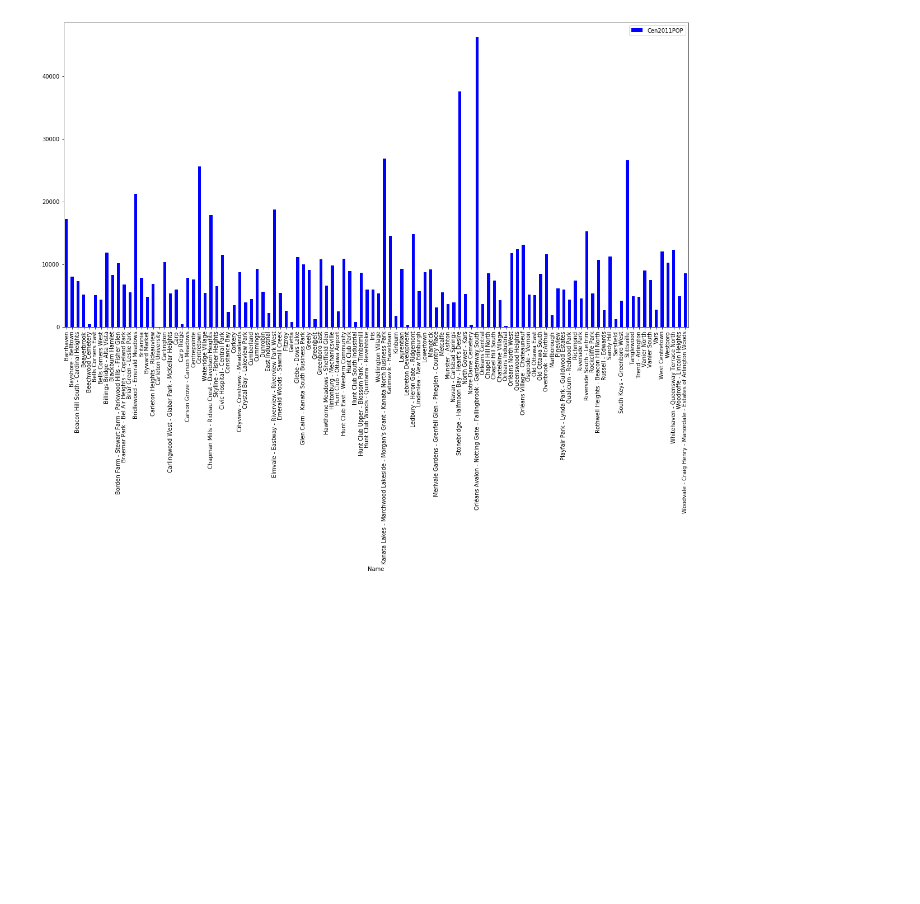
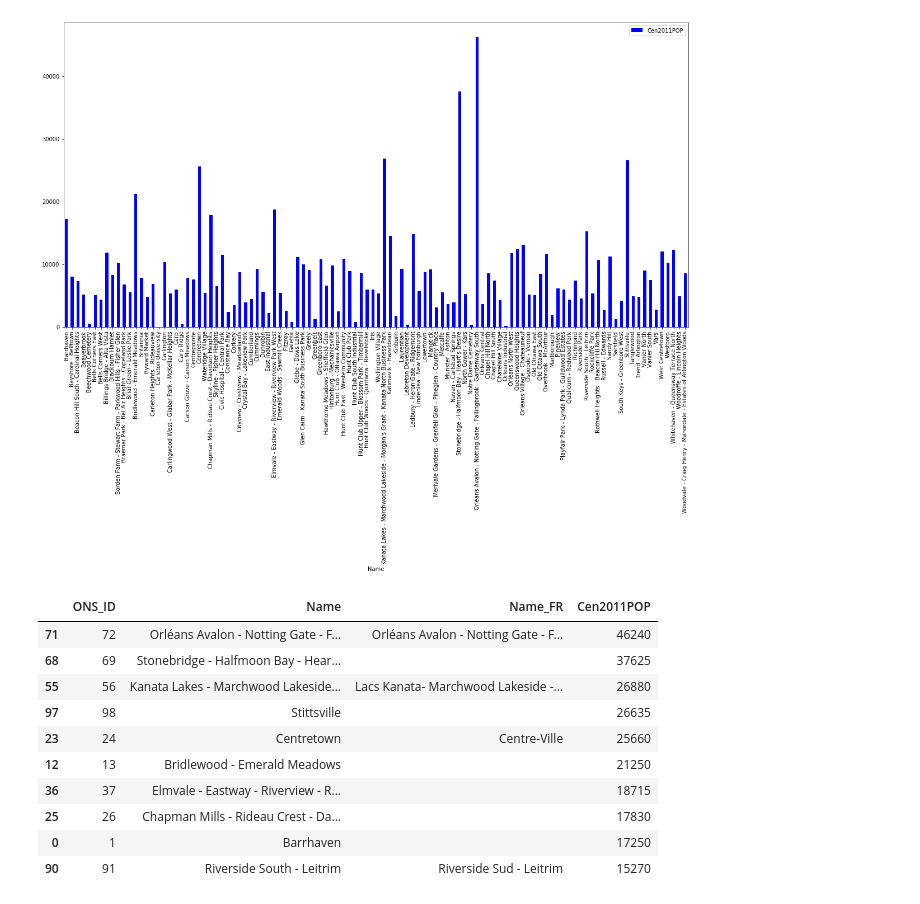
Before and after one commit to MatthewByra1/Ottawa-Restaurant-Type-and-Location-Prediction, a Jupyter notebook: Ottawa Restaurant Type and Location Prediction.ipynb, the cells around one changed output. Drawn from its saved outputs; the diff is of its cells as text; code cells hidden in the pictures; blank space fills up the shorter version.

```diff
--- a/Ottawa Restaurant Type and Location Prediction.ipynb
+++ b/Ottawa Restaurant Type and Location Prediction.ipynb
@@ -220,3 +218,17 @@ plt.show()
+# %%
+df_2.nlargest(10, 'Cen2011POP')
+# %% [output]
+|  | ONS_ID | Name | Name_FR | Cen2011POP |
+| 71 | 72 | Orléans Avalon - Notting Gate - F... | Orléans Avalon - Notting Gate - F... | 46240 |
+| 68 | 69 | Stonebridge - Halfmoon Bay - Hear... |  | 37625 |
+| 55 | 56 | Kanata Lakes - Marchwood Lakeside... | Lacs Kanata- Marchwood Lakeside -... | 26880 |
+| 97 | 98 | Stittsville |  | 26635 |
+| 23 | 24 | Centretown | Centre-Ville | 25660 |
+| 12 | 13 | Bridlewood - Emerald Meadows |  | 21250 |
+| 36 | 37 | Elmvale - Eastway - Riverview - R... |  | 18715 |
+| 25 | 26 | Chapman Mills - Rideau Crest - Da... |  | 17830 |
+| 0 | 1 | Barrhaven |  | 17250 |
+| 90 | 91 | Riverside South - Leitrim | Riverside Sud - Leitrim | 15270 |
 # %%
 def getNearbyVenues(names, latitudes, longitudes, radius=500):
 
```
Also changed, not shown: parts of 1 cell of this notebook.
